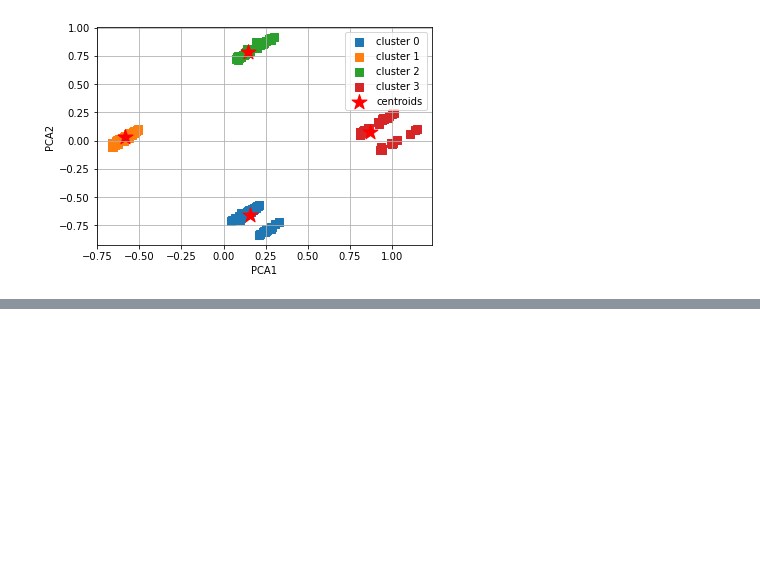
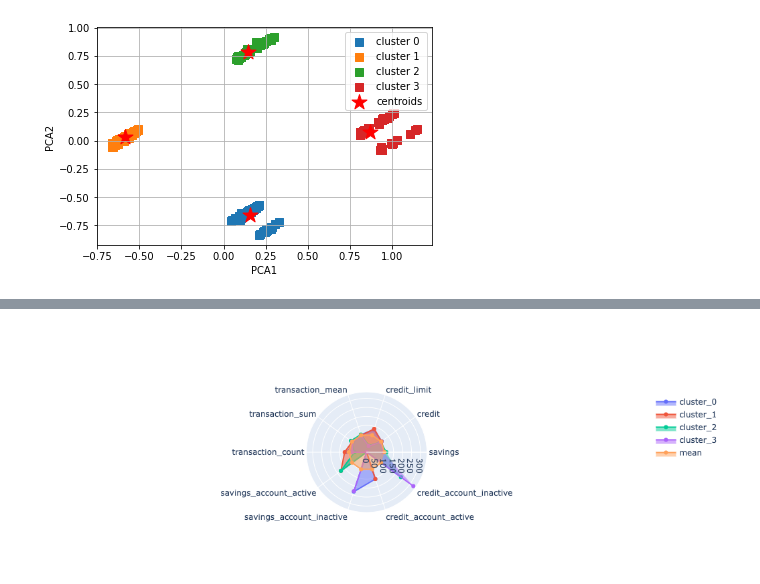
Before and after one commit to emre-bolcakan/miniproject-III, a Jupyter notebook: mini-project-III.ipynb, the cells around one changed output, grey strips where cells are left out. Drawn from its saved outputs; the diff is of its cells as text; code cells hidden in the pictures; blank space fills up the shorter version.

Commit message:
radar chart implemented

```diff
--- a/mini-project-III.ipynb
+++ b/mini-project-III.ipynb
@@ -1101,4 +1101,4 @@ plot_clusters(pca, y_res, 'PCA1', 'PCA2', plt_cluster_centers = True)
 # %% [output]
 [figure]
 # %%
-data['cluster'] = y_res
+x['cluster'] = y_res
@@ -1120,0 +1105,6 @@ data
+# %%
+radar_data = x.groupby('cluster').mean().divide(x.drop('cluster',axis=1).mean())*100
+# %%
+plot_radar_chart(radar_data)
+# %% [output]
+[figure, added]
```
Also changed, not shown: parts of 2 cells of this notebook, 1 other file.
